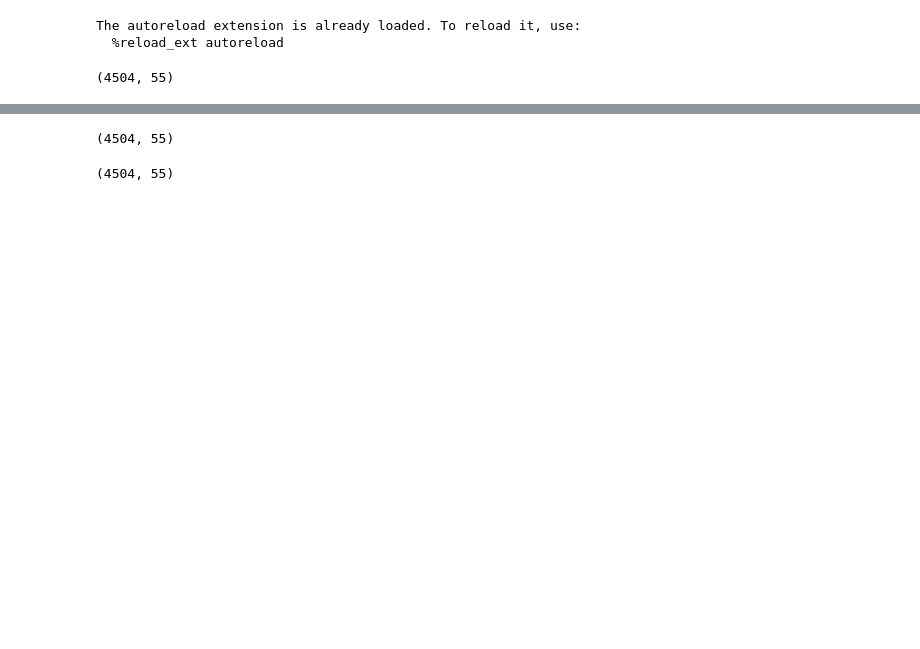
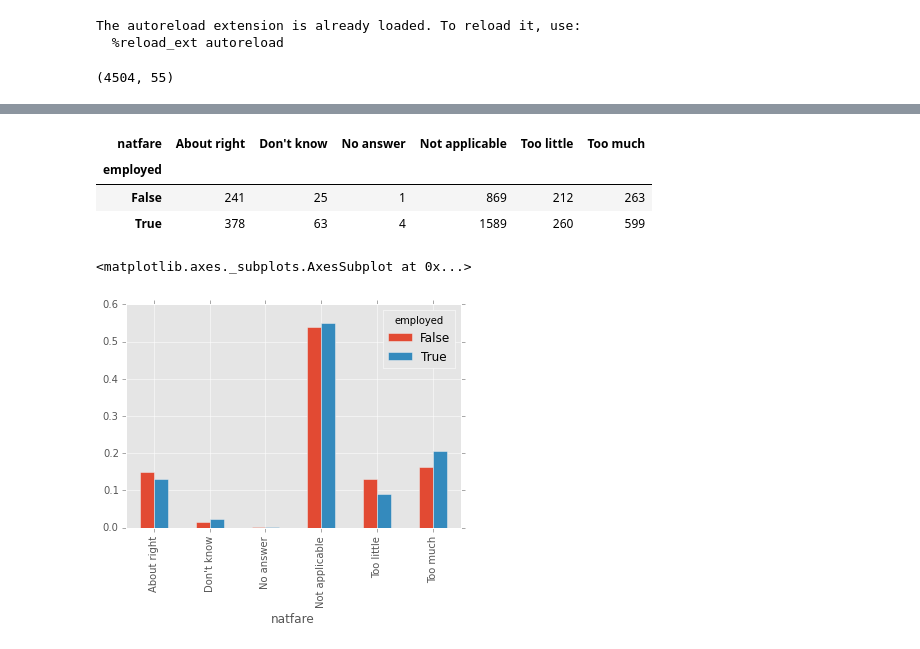
Before and after one commit to banjopickin/women_workforce, a Jupyter notebook: draft.ipynb, the cells around one changed output, grey strips where cells are left out. Drawn from its saved outputs; the diff is of its cells as text; code cells hidden in the pictures; blank space fills up the shorter version.

```diff
--- a/draft.ipynb
+++ b/draft.ipynb
@@ -19,7 +17,7 @@ sv.cat_processor()
 # %%
 sv.num_processor()
 # %%
-df = sv.fin_data
+df = sv.data
 # %%
 df.shape
 # %% [output]
@@ -33,3 +40,5 @@ sv.num_processor()
+# %%
+temp = pd.crosstab(df.employed,df.natfare)
 # %%
 df_n = sv.fin_data
 # %%
@@ -67,11 +76,17 @@ dictn = extr_val_labels('data/survey/GSS.sps')
 # %%
 for col in s[:-1]:
     df_r[col] = df_r[col].apply(lambda x: dictn[col][x])
-# %%
-sv.num_process().shape
-# %% [output]
-(4504, 55)
-# %%
-df_r.shape
-# %% [output]
-(4504, 55)
+# %%
+temp
+# %% [output]
+| natfare | About right | Don't know | No answer | Not applicable | Too little | Too much |
+| employed |  |  |  |  |  |  |
+| False | 241 | 25 | 1 | 869 | 212 | 263 |
+| True | 378 | 63 | 4 | 1589 | 260 | 599 |
+# %%
+t = temp.apply(lambda x: x/ x.sum(), axis =1)
+# %%
+t.T.plot(kind = 'bar')
+# %% [output]
+<matplotlib.axes._subplots.AxesSubplot at 0x...>
+[figure, added]
```
Also changed, not shown: parts of 10 cells of this notebook, 3 other files.
